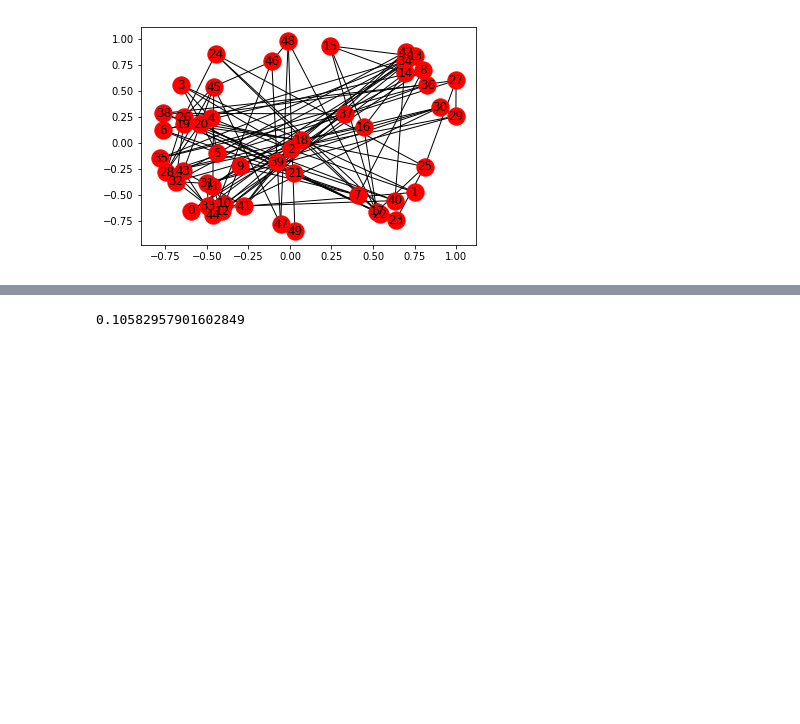
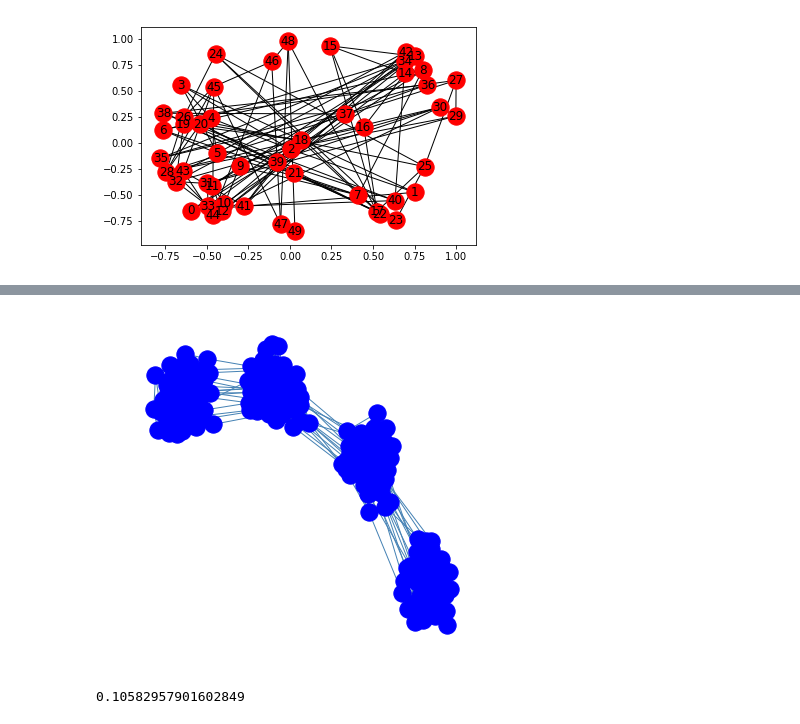
Before and after one commit to tripdancer0916/esn-network-neuroscience, a Jupyter notebook: modular-networks.ipynb, the cells around one changed output, grey strips where cells are left out. Cells and saved outputs as stored; diff of their text form; code cells hidden in the pictures; blank space fills up the shorter version.

```diff
--- a/modular-networks.ipynb
+++ b/modular-networks.ipynb
@@ -165,0 +242,16 @@ nx.draw_networkx(G)
+# %%
+G_array = make_recurrent_layered_network(200, 10, 4, 0.05)
+G=nx.from_numpy_matrix(G_array)
+# %%
+
+# レイアウトの取得
+pos = nx.spring_layout(G)
+
+# 可視化
+plt.figure(figsize=(6, 6))
+nx.draw_networkx_edges(G, pos, edge_color="steelblue")
+nx.draw_networkx_nodes(G, pos, node_color="blue")
+plt.axis('off')
+plt.savefig('layered_network.png')
+# %% [output]
+[figure, added]
```
Also changed, not shown: parts of 16 cells of this notebook, 2 other files.
